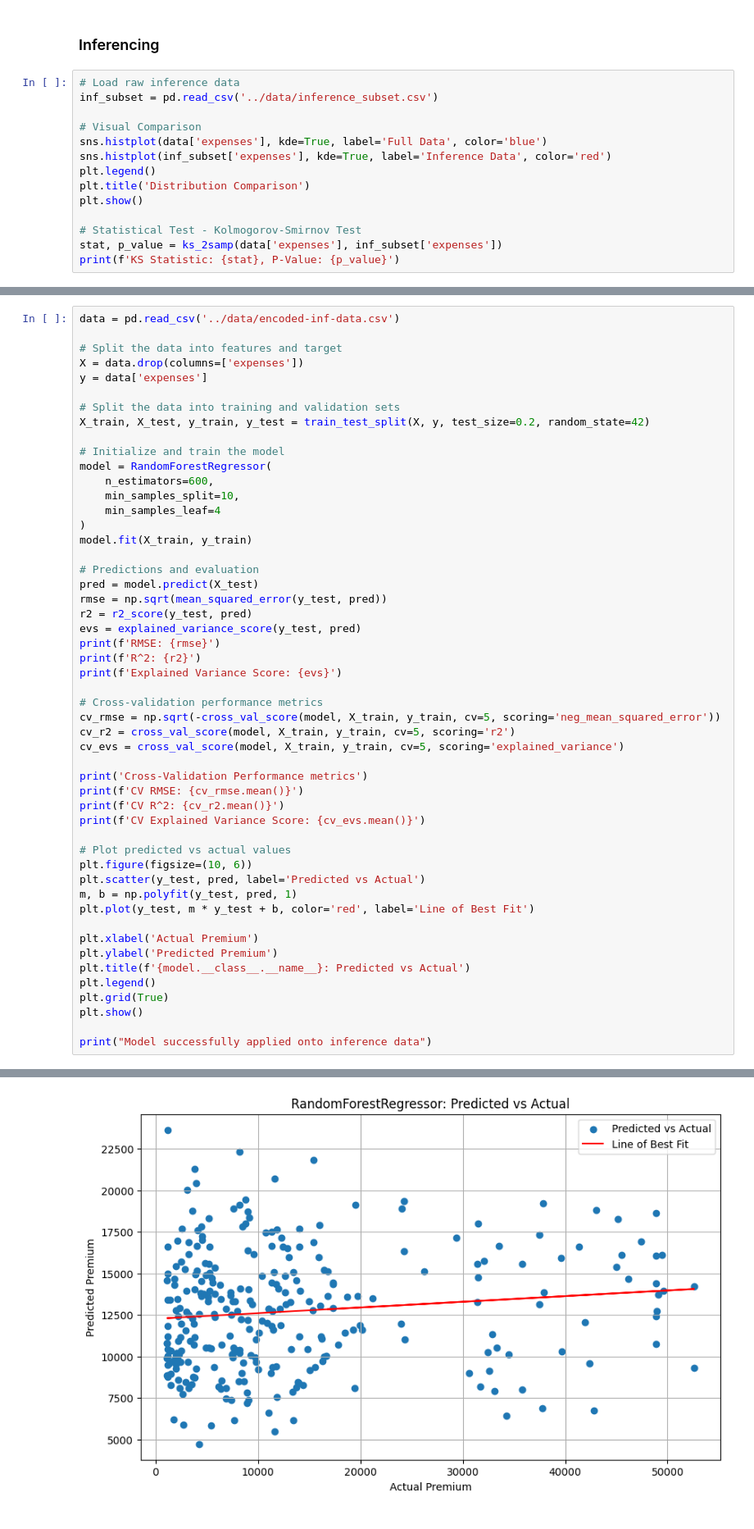
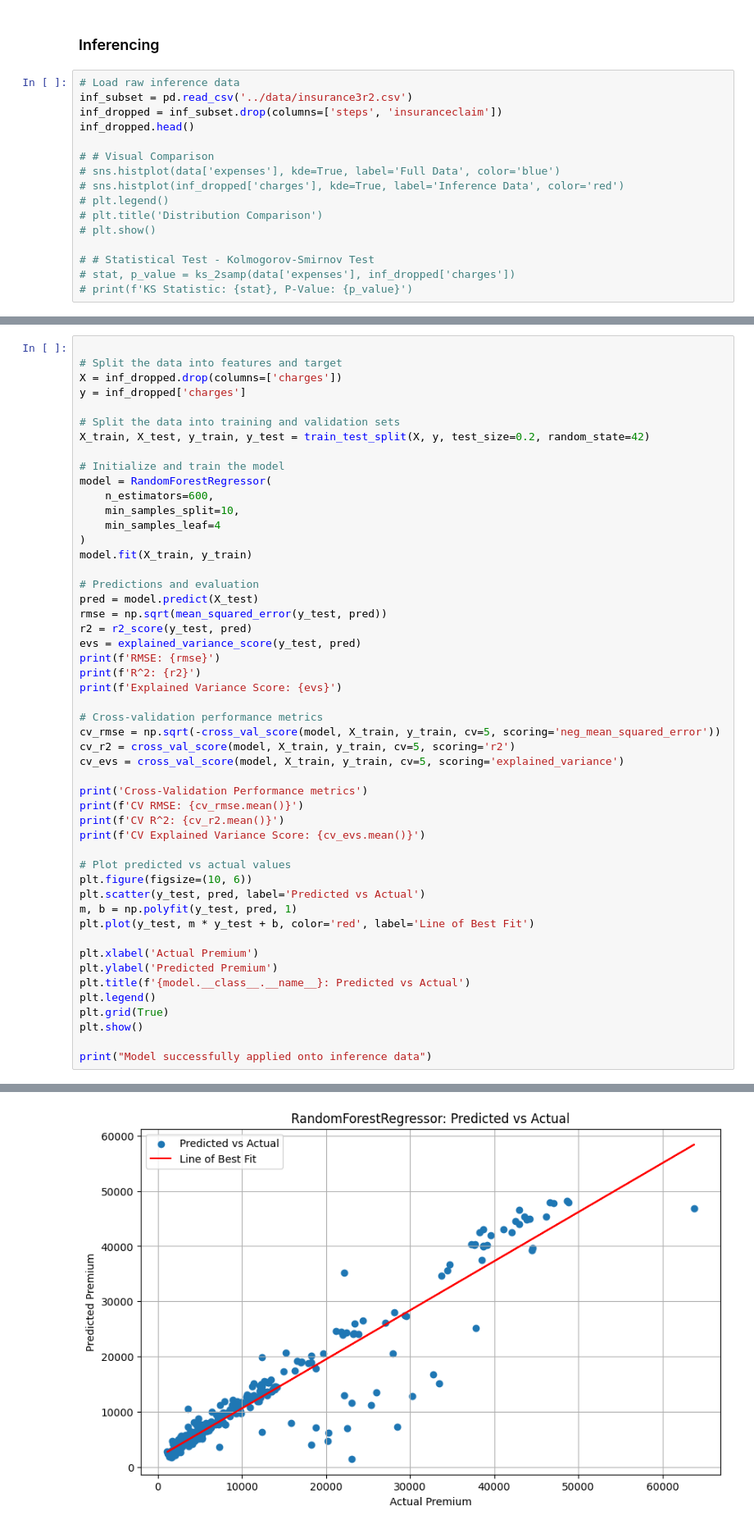
Before and after one commit to darian-7/insurance-policy-pricing-model, a Jupyter notebook: notebooks/sagemaker-deployment.ipynb, the cells around one changed output, grey strips where cells are left out. Shown at 82% size. Cells and saved outputs as stored; diff of their text form.

```diff
--- a/notebooks/sagemaker-deployment.ipynb
+++ b/notebooks/sagemaker-deployment.ipynb
@@ -376,16 +379,18 @@ Notebook -> Notebook Instances -> Actions -> Stop (Wait) -> Actions -> Delete.
 ### Inferencing
 # %%
 # Load raw inference data
-inf_subset = pd.read_csv('../data/inference_subset.csv')
+inf_subset = pd.read_csv('../data/insurance3r2.csv')
+inf_dropped = inf_subset.drop(columns=['steps', 'insuranceclaim'])
+inf_dropped.head()
 
-# Visual Comparison
-sns.histplot(data['expenses'], kde=True, label='Full Data', color='blue')
-sns.histplot(inf_subset['expenses'], kde=True, label='Inference Data', color='red')
-plt.legend()
-plt.title('Distribution Comparison')
-plt.show()
+# # Visual Comparison
+# sns.histplot(data['expenses'], kde=True, label='Full Data', color='blue')
+# sns.histplot(inf_dropped['charges'], kde=True, label='Inference Data', color='red')
+# plt.legend()
+# plt.title('Distribution Comparison')
+# plt.show()
 
-# Statistical Test - Kolmogorov-Smirnov Test
-stat, p_value = ks_2samp(data['expenses'], inf_subset['expenses'])
-print(f'KS Statistic: {stat}, P-Value: {p_value}')
+# # Statistical Test - Kolmogorov-Smirnov Test
+# stat, p_value = ks_2samp(data['expenses'], inf_dropped['charges'])
+# print(f'KS Statistic: {stat}, P-Value: {p_value}')
 # %% [output]
@@ -462,9 +440,8 @@ max       1.000000     1.000000
 # %%
-data = pd.read_csv('../data/encoded-inf-data.csv')
 
 # Split the data into features and target
-X = data.drop(columns=['expenses'])
-y = data['expenses']
+X = inf_dropped.drop(columns=['charges'])
+y = inf_dropped['charges']
 
 # Split the data into training and validation sets
 X_train, X_test, y_train, y_test = train_test_split(X, y, test_size=0.2, random_state=42)
@@ -521,2 +498,2 @@ CV Explained Variance Score: -0.05160077925123483
-[figure, old version]
+[figure, new version]
 Model successfully applied onto inference data
```
Also changed, not shown: parts of 10 cells of this notebook, 5 other files.
